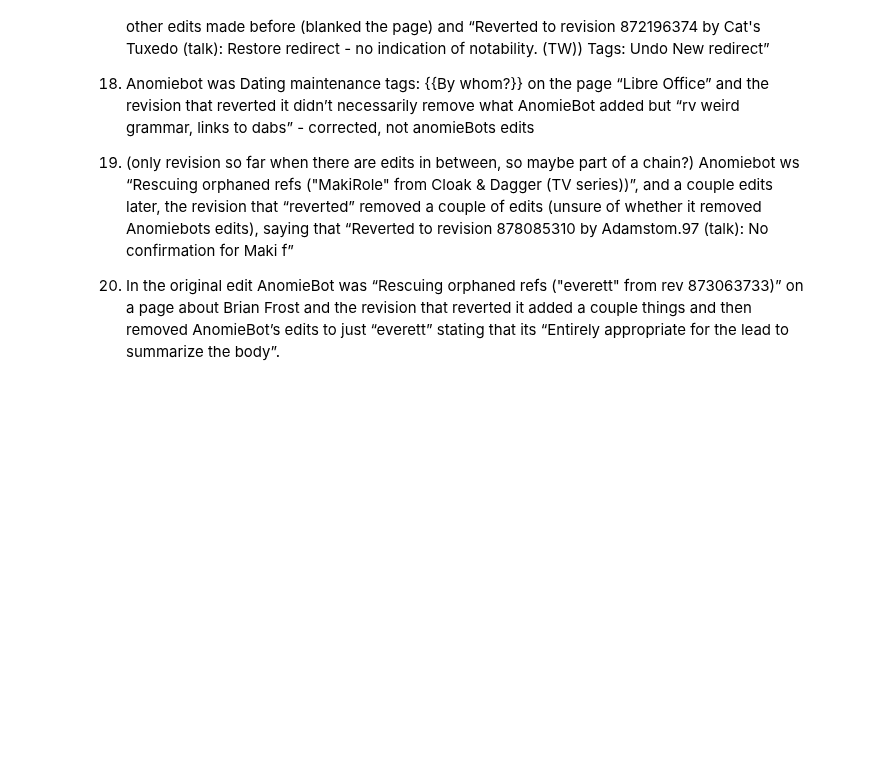
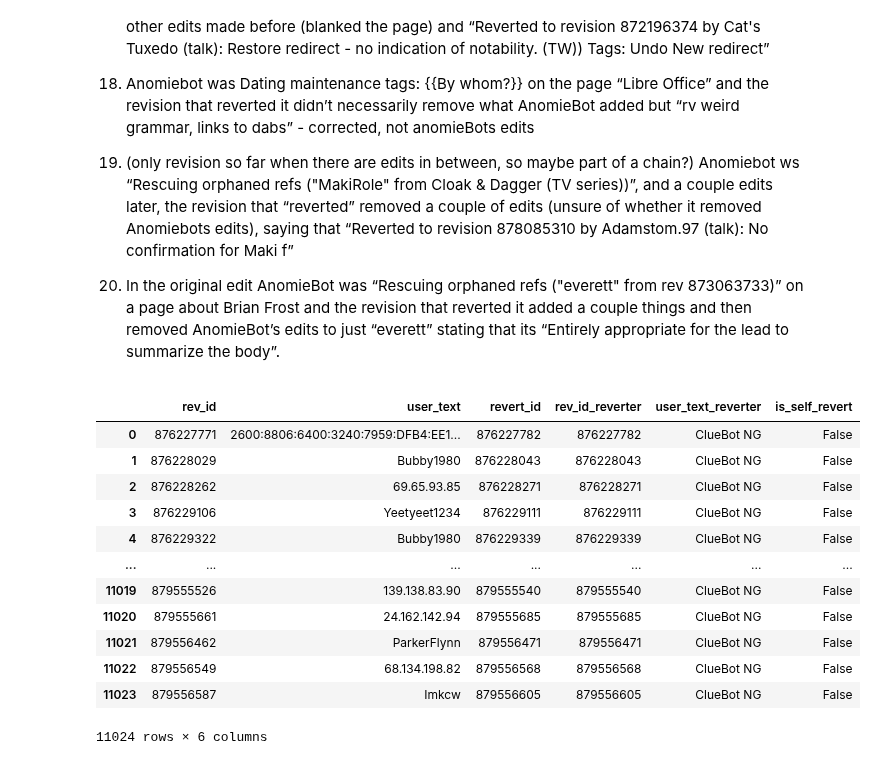
Before and after one commit to levon003/wiki-ores-feedback, a Jupyter notebook: reu2021/bot_reverts_namespace0.ipynb, the cells around one changed output. Saved outputs shown, nothing was run; the diff lists cells and outputs as text; code cells hidden in the pictures; blank space fills up the shorter version.

```diff
--- a/reu2021/bot_reverts_namespace0.ipynb
+++ b/reu2021/bot_reverts_namespace0.ipynb
@@ -477,0 +496,26 @@ human_bot_reverts[human_bot_reverts.user_text == "AnomieBOT"].sample(n=20, rando
+# %%
+# subset bot-human reverts (cases when bots reverts humans) using merge
+
+bot_human_reverts = pd.merge(sdf1, sdf2,
+             how='inner',
+             left_on='revert_id',
+             right_on='rev_id',
+             suffixes=('', '_reverter')
+)
+
+
+bot_human_reverts
+# %% [output]
+|  | rev_id | user_text | revert_id | rev_id_reverter | user_text_reverter | is_self_revert |
+| 0 | 876227771 | 2600:8806:6400:3240:7959:DFB4:EE1... | 876227782 | 876227782 | ClueBot NG | False |
+| 1 | 876228029 | Bubby1980 | 876228043 | 876228043 | ClueBot NG | False |
+| 2 | 876228262 | 69.65.93.85 | 876228271 | 876228271 | ClueBot NG | False |
+| 3 | 876229106 | Yeetyeet1234 | 876229111 | 876229111 | ClueBot NG | False |
+| 4 | 876229322 | Bubby1980 | 876229339 | 876229339 | ClueBot NG | False |
+| ... | ... | ... | ... | ... | ... | ... |
+| 11019 | 879555526 | 139.138.83.90 | 879555540 | 879555540 | ClueBot NG | False |
+| 11020 | 879555661 | 24.162.142.94 | 879555685 | 879555685 | ClueBot NG | False |
+| 11021 | 879556462 | ParkerFlynn | 879556471 | 879556471 | ClueBot NG | False |
+| 11022 | 879556549 | 68.134.198.82 | 879556568 | 879556568 | ClueBot NG | False |
+| 11023 | 879556587 | Imkcw | 879556605 | 879556605 | ClueBot NG | False |
+11024 rows × 6 columns
```
Also changed, not shown: parts of 5 cells of this notebook.
